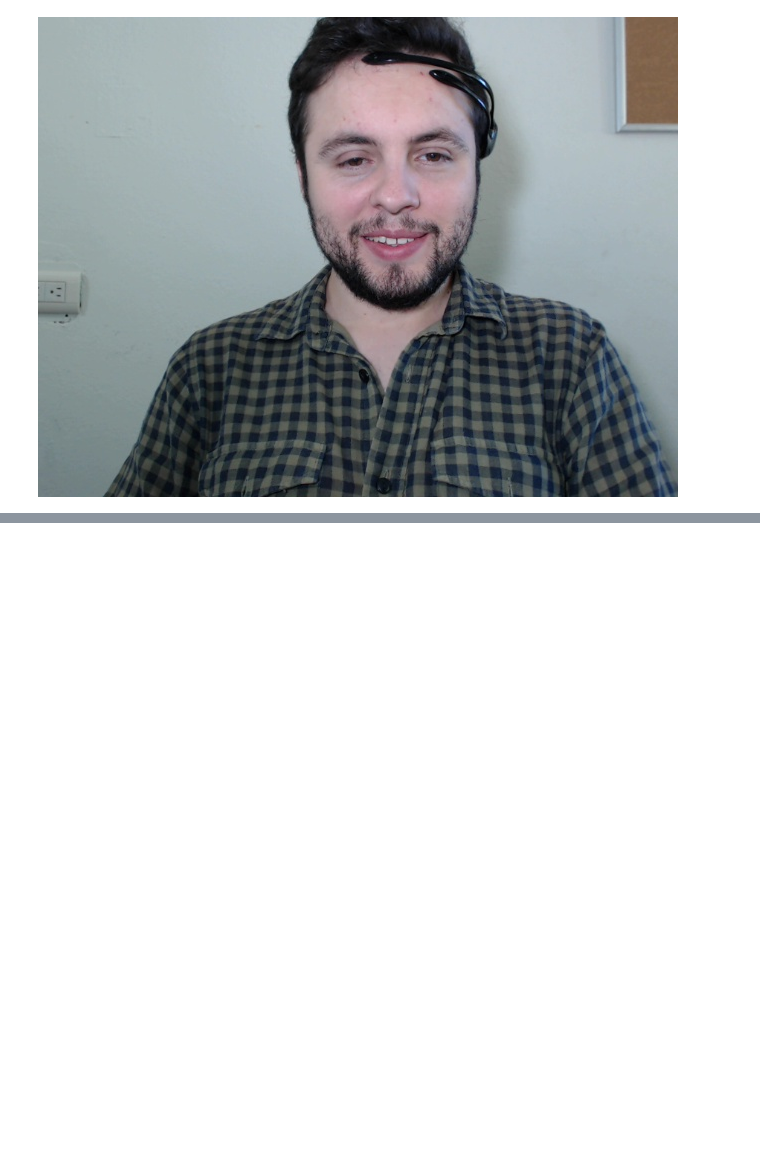
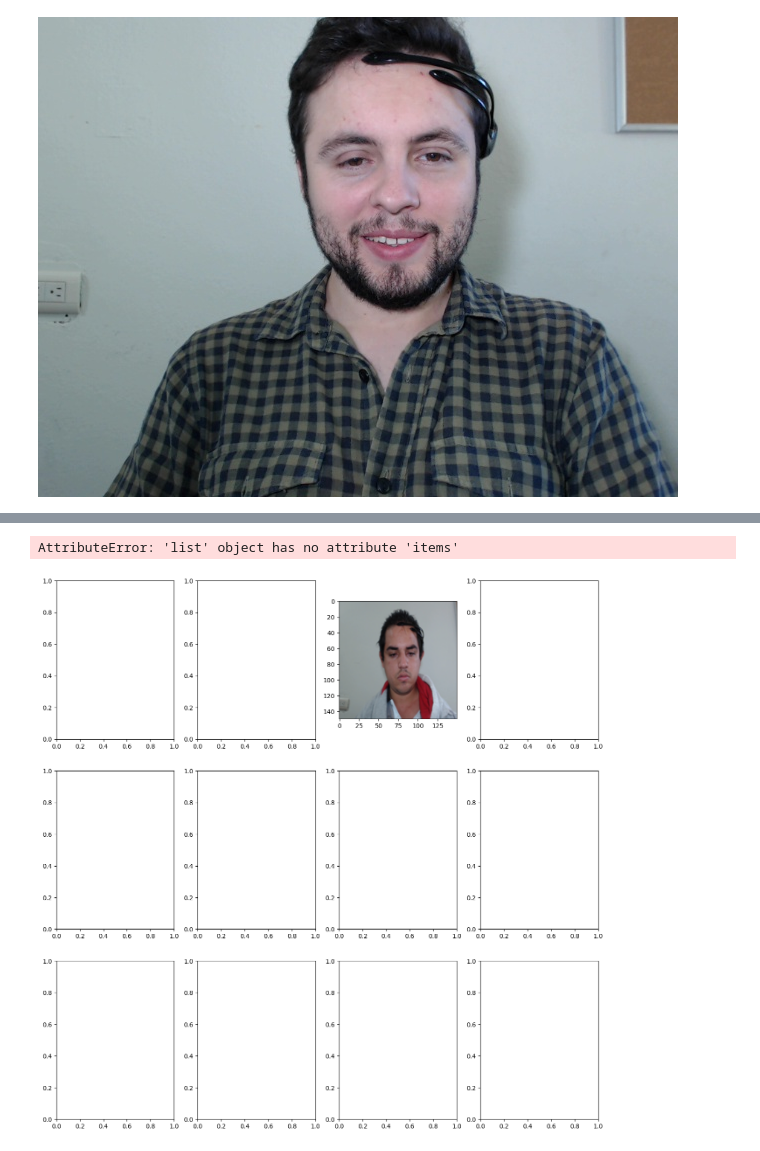
Before and after one commit to MarioCervantes189/creacion_df, a Jupyter notebook: creacion_df.ipynb, the cells around one changed output, grey strips where cells are left out. Saved outputs shown, nothing was run; the diff lists cells and outputs as text; code cells hidden in the pictures; blank space fills up the shorter version.

```diff
--- a/creacion_df.ipynb
+++ b/creacion_df.ipynb
@@ -219,0 +164,2 @@ df.to_csv('dataset_modificado.csv', index=False)
+# %%
+df_sample = df.sample(3)
@@ -219,0 +168,13 @@ df.to_csv('dataset_modificado.csv', index=False)
+# %%
+fig, axes = plt.subplots(nrows=len(df_sample), ncols=4, figsize=(16, 16))
+for i, (index, row) in enumerate(df_sample.iterrows()):
+    ax2 = axes[i, 2]
+    ax2.imshow(row['imagenes_Originales'])
+    for landmark_tipo, landmark_puntos in row['face_land_marks'].items():
+        for punto in landmark_puntos:
+            ax2.plot(punto[0], punto[1], marker='o', markersize=6, color='blue')
+    ax2.set_title("Landmarks Faciales")
+    ax2.axis('off')
+# %% [output]
+AttributeError: 'list' object has no attribute 'items'
+[figure, added]
```
Also changed, not shown: parts of 8 cells of this notebook, 3 other files.
